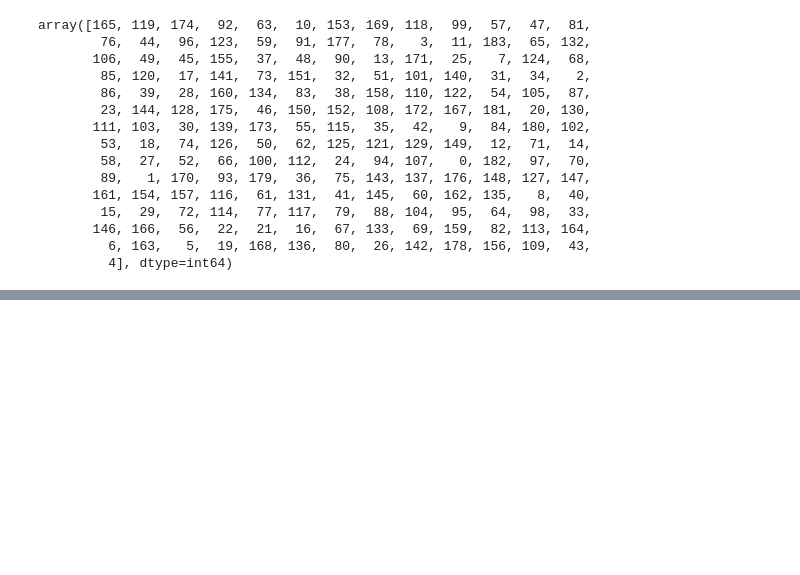
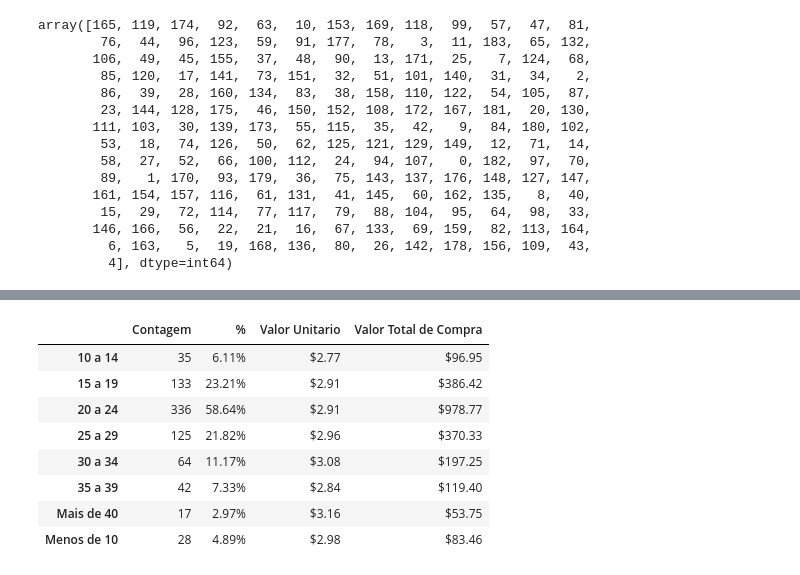
Before and after one commit to regianembrito/DataScience, a Jupyter notebook: PythonFundamentos - Data Science Academy/Cap07/Missao5.ipynb, the cells around one changed output, grey strips where cells are left out. Saved outputs shown, nothing was run; the diff lists cells and outputs as text; code cells hidden in the pictures; blank space fills up the shorter version.

```diff
--- a/PythonFundamentos - Data Science Academy/Cap07/Missao5.ipynb
+++ b/PythonFundamentos - Data Science Academy/Cap07/Missao5.ipynb
@@ -143,0 +295,14 @@ Name: Total de Vendas, dtype: float64
+# %%
+# Resultado
+age_demographics = age_demographics.sort_index()
+age_demographics
+# %% [output]
+|  | Contagem | % | Valor Unitario | Valor Total de Compra |
+| 10 a 14 | 35 | 6.11% | $2.77 | $96.95 |
+| 15 a 19 | 133 | 23.21% | $2.91 | $386.42 |
+| 20 a 24 | 336 | 58.64% | $2.91 | $978.77 |
+| 25 a 29 | 125 | 21.82% | $2.96 | $370.33 |
+| 30 a 34 | 64 | 11.17% | $3.08 | $197.25 |
+| 35 a 39 | 42 | 7.33% | $2.84 | $119.40 |
+| Mais de 40 | 17 | 2.97% | $3.16 | $53.75 |
+| Menos de 10 | 28 | 4.89% | $2.98 | $83.46 |
```
Also changed, not shown: parts of 27 cells of this notebook, 7 other files.
